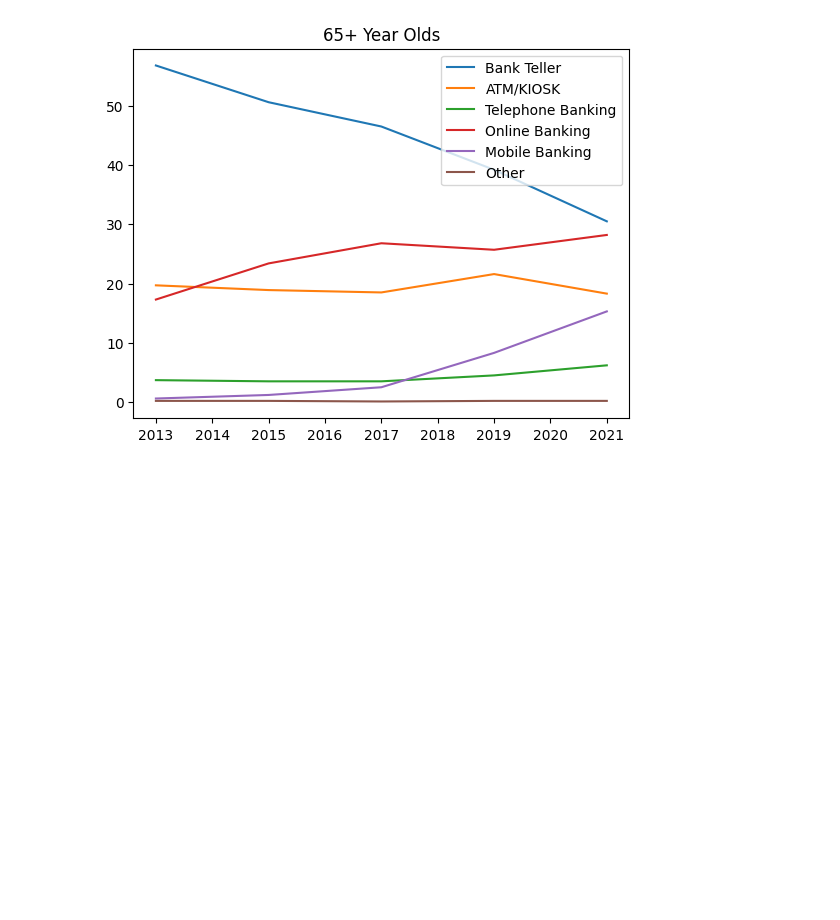
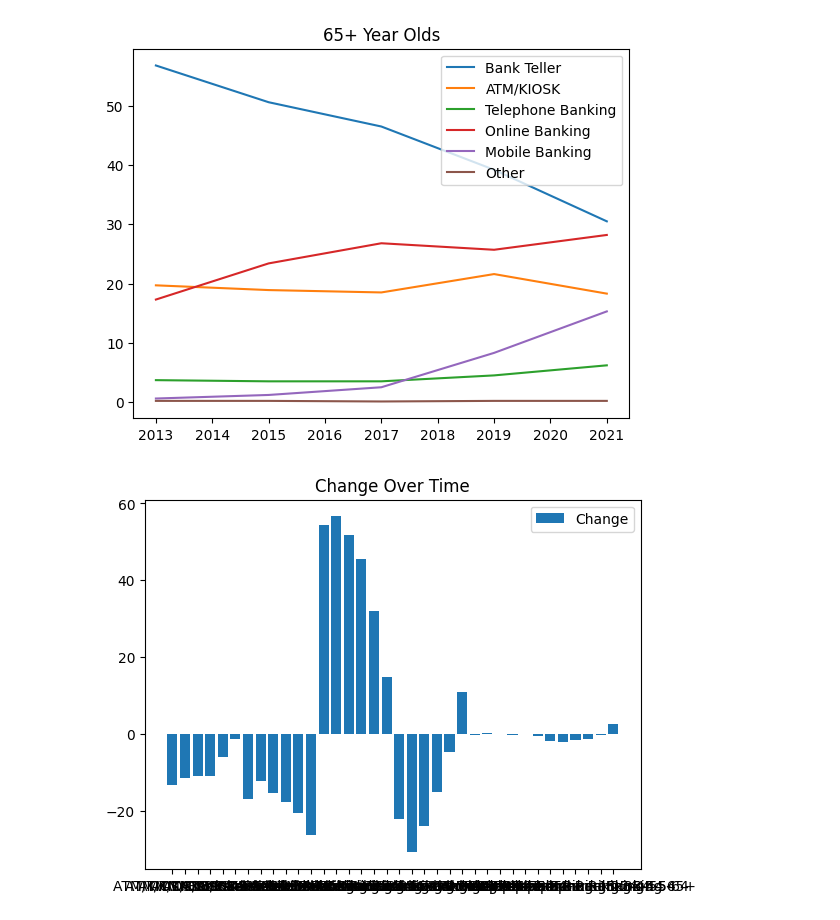
Before and after one commit to ryanmoore2121/Capstone, a Jupyter notebook: Banking.ipynb, the cells around one changed output. Saved outputs shown, nothing was run; the diff lists cells and outputs as text; code cells hidden in the pictures; blank space fills up the shorter version.

```diff
--- a/Banking.ipynb
+++ b/Banking.ipynb
@@ -170,3 +170,22 @@ plt.show()
 [figure]
 [figure]
 [figure]
+# %%
+import pandas as pd
+import matplotlib.pyplot as plt
+
+# Read the Excel file into a Pandas DataFrame
+df = pd.read_excel('Capstone.xlsx', sheet_name='MC2')
+
+x = df['Category']
+y = df['Change']
+
+plt.figure()
+plt.title('Change Over Time')
+plt.bar(x,y, label = 'Change')
+plt.legend()
+
+# Show the plot
+plt.show()
+# %% [output]
+[figure, added]
```
Also changed, not shown: 1 other file.
